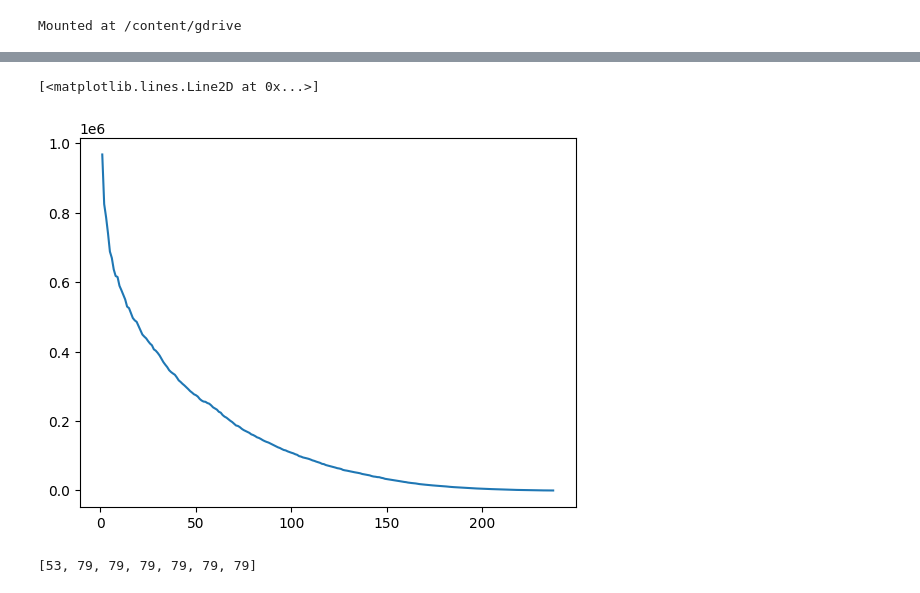
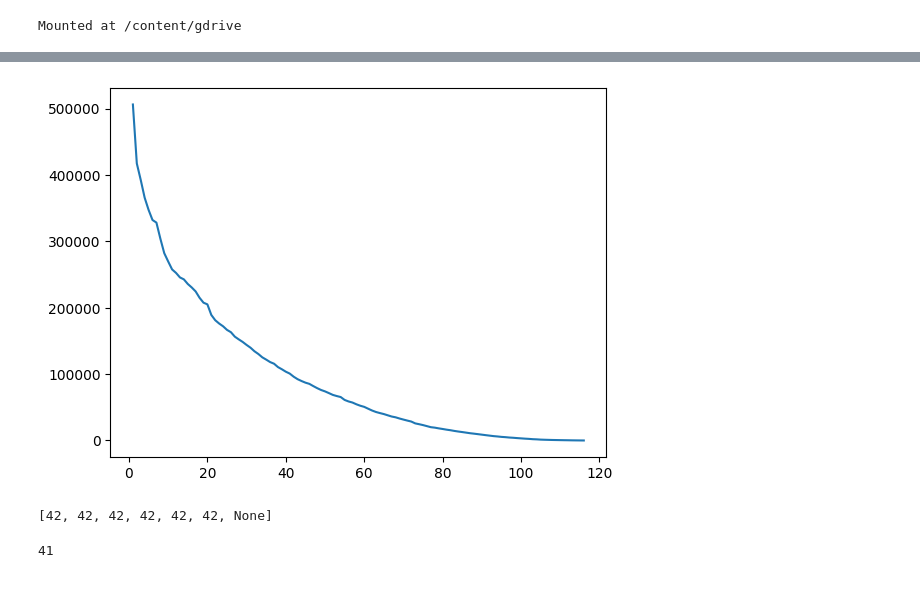
Before and after one commit to pcashman21/feral-cat-census, a Jupyter notebook: src/notebooks/cluster_yolo_images.ipynb, the cells around one changed output, grey strips where cells are left out. Drawn from its saved outputs; the diff is of its cells as text; code cells hidden in the pictures.

```diff
--- a/src/notebooks/cluster_yolo_images.ipynb
+++ b/src/notebooks/cluster_yolo_images.ipynb
@@ -50,6 +52,8 @@ Mounted at /content/gdrive
 # %%
 path_to_best_cat_detector = '/content/gdrive/My Drive/Cat images/feral-cat-census.v1i.yolov8/runs/detect/train/weights/best.pt'
 path_to_images = '/content/gdrive/My Drive/Cat images/original_images/'
-path_to_cropped_images = '/content/runs/detect/cropped_images_2'
+path_to_cropped_images = '/content/runs/detect/cropped_images_1'
+path_to_usable_image_selector_model = '/content/gdrive/My Drive/Cat images/models/select_usable_images.keras'
 # %%
 cat_detector_model = YOLO(path_to_best_cat_detector)  # load the cat detector model
+usable_image_selector_model = load_model(path_to_usable_image_selector_model) # load usable/unsuable image selector model
@@ -529,25 +568,26 @@ class KneeLocator(object):
 # %%
-test_case_images = []
-
-# Read the dataframe of the original images from a CSV file
-df = pd.read_csv(path_to_images + 'image_index_with_gps_and_clusters.csv')
-df['file_path'].apply(lambda fp: test_case_images.append(fp))
-
-# Run the YOLOv8 model and get a YOLO Results object for
-# each file named in the df
-# https://docs.ultralytics.com/modes/predict/#working-with-results
-for test_case in test_case_images:
-  results = cat_detector_model.predict(source=os.path.join(path_to_images, test_case))
-  # Extract the image sub areas and save them as files
-  for r in results:
-    r.save_crop(save_dir=path_to_cropped_images)
-
 path_to_cropped_and_classified_images = os.path.join(path_to_cropped_images, 'cat')
 # Compile a list of all the cropped images
 cropped_image_files = []
+unusable_images_count = 0
 with os.scandir(path_to_cropped_and_classified_images) as files:
   for file in files:
-    cropped_image_files.append(file.name)
+    image = imread(os.path.join(path_to_cropped_and_classified_images, file.name)) # Get the cropped image
+    # Transform the image by resizing and rescaling
+    image_resized = transformer_nn(image)
+    # Convert tensor to numpy array
+    image_resized = image_resized.numpy()
+    # Turn the image into a batch of 1
+    image_batch = np.expand_dims(image_resized, axis=0)
+    # Predict the batch outcome
+    is_usable = usable_image_selector_model.predict(image_batch)[0] > .5
+    if is_usable:
+      cropped_image_files.append(file.name)
+    else:
+      print('Unusable image: {}'.format(file.name))
+      unusable_images_count += 1
+
+print('Total of {} unusable images and {} usable images'.format(unusable_images_count, len(cropped_image_files)))
 
 # Extract the features from each test case image
 data = {}
@@ -612,12 +636,10 @@ Speed: 4.5ms preprocess, 10.0ms inference, 1.8ms postprocess per image at shape
-[<matplotlib.lines.Line2D at 0x...>]
-[figure, old version]
+[figure, new version]
 # %%
 sensitivity = [1, 2, 4, 8, 16, 32, 64]
 elbows = []
-norm_elbows = []
 for s in sensitivity:
   kn = KneeLocator(x_values, y_values, curve='convex', direction='decreasing', S=s)
   elbows.append(kn.elbow)
 elbows
 # %% [output]
-[53, 79, 79, 79, 79, 79, 79]
+[42, 42, 42, 42, 42, 42, None]
@@ -623,0 +666,4 @@ elbows
+# %%
+images_df['cluster_id'].max()
+# %% [output]
+41
```
Also changed, not shown: parts of 15 cells of this notebook.
